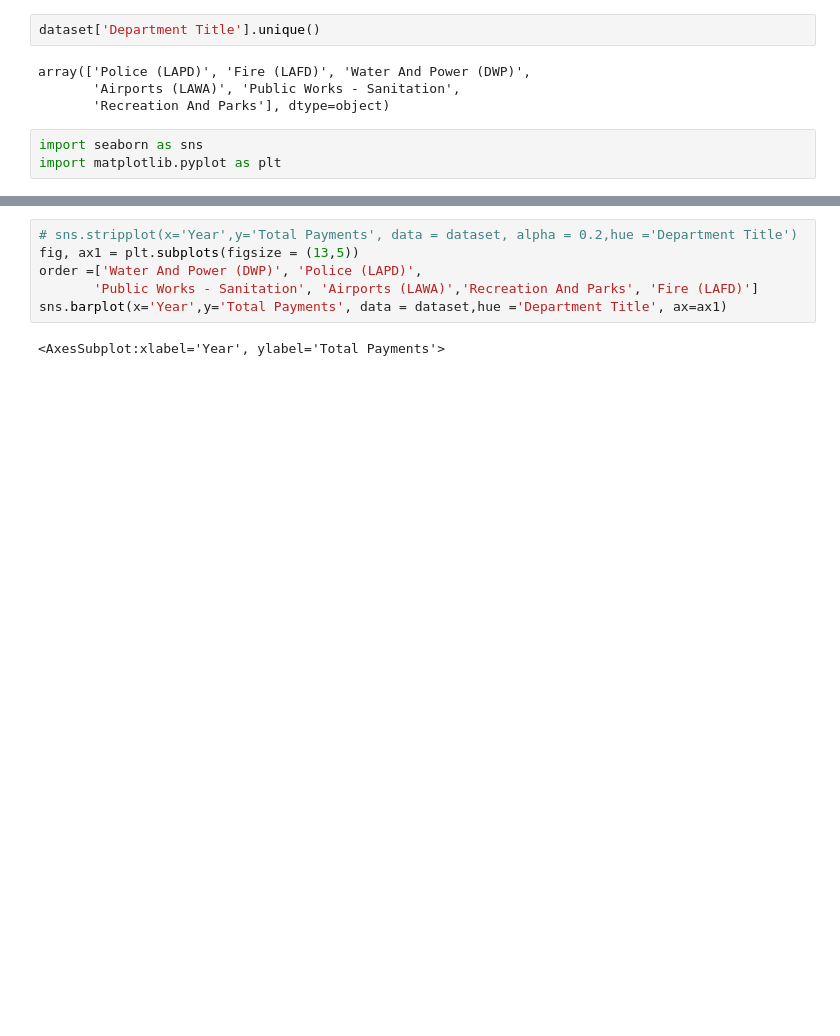
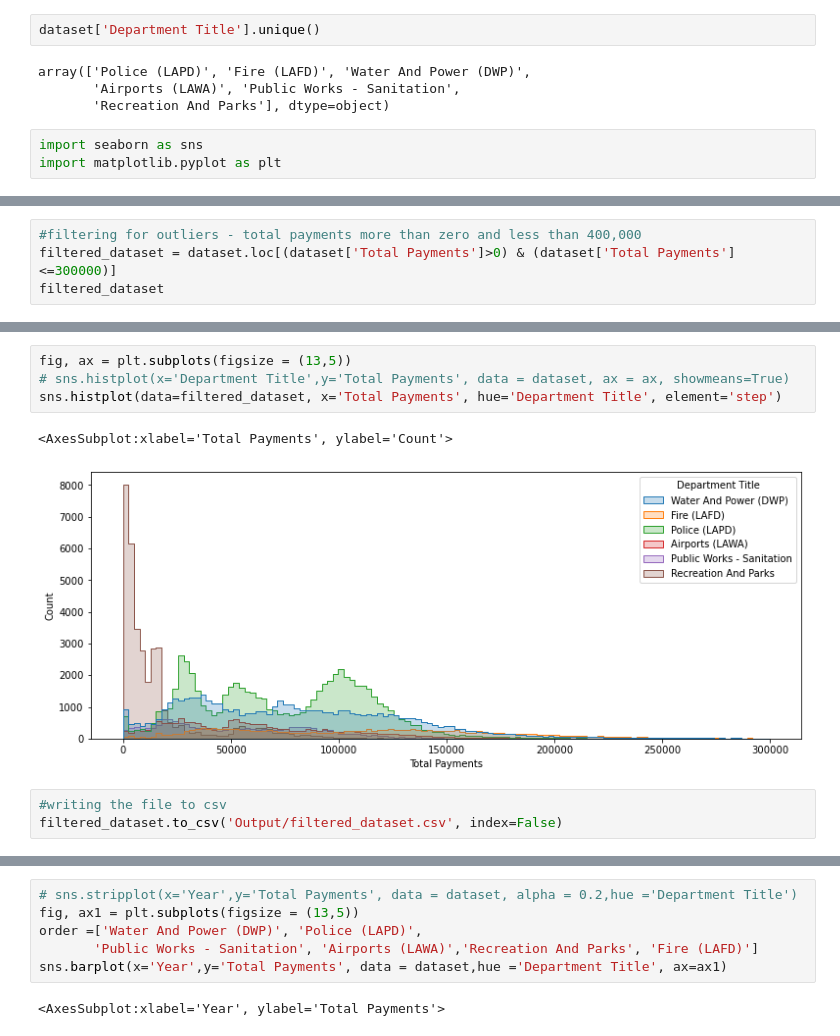
Before and after one commit to harikapeddi/Los_Angeles_Data_Project1, a Jupyter notebook: Salary.ipynb, the cells around one changed output, grey strips where cells are left out. Cells and saved outputs as stored; diff of their text form; blank space fills up the shorter version.

```diff
--- a/Salary.ipynb
+++ b/Salary.ipynb
@@ -98,0 +113,4 @@ sns.stripplot(x='Department Title',y='Total Payments', data = dataset, alpha = 0
+# %%
+#filtering for outliers - total payments more than zero and less than 400,000
+filtered_dataset = dataset.loc[(dataset['Total Payments']>0) & (dataset['Total Payments']<=300000)]
+filtered_dataset
@@ -98,0 +131,10 @@ sns.stripplot(x='Department Title',y='Total Payments', data = dataset, alpha = 0
+# %%
+fig, ax = plt.subplots(figsize = (13,5))
+# sns.histplot(x='Department Title',y='Total Payments', data = dataset, ax = ax, showmeans=True)
+sns.histplot(data=filtered_dataset, x='Total Payments', hue='Department Title', element='step')
+# %% [output]
+<AxesSubplot:xlabel='Total Payments', ylabel='Count'>
+[figure, added]
+# %%
+#writing the file to csv
+filtered_dataset.to_csv('Output/filtered_dataset.csv', index=False)
```
Also changed, not shown: parts of 9 cells of this notebook.
